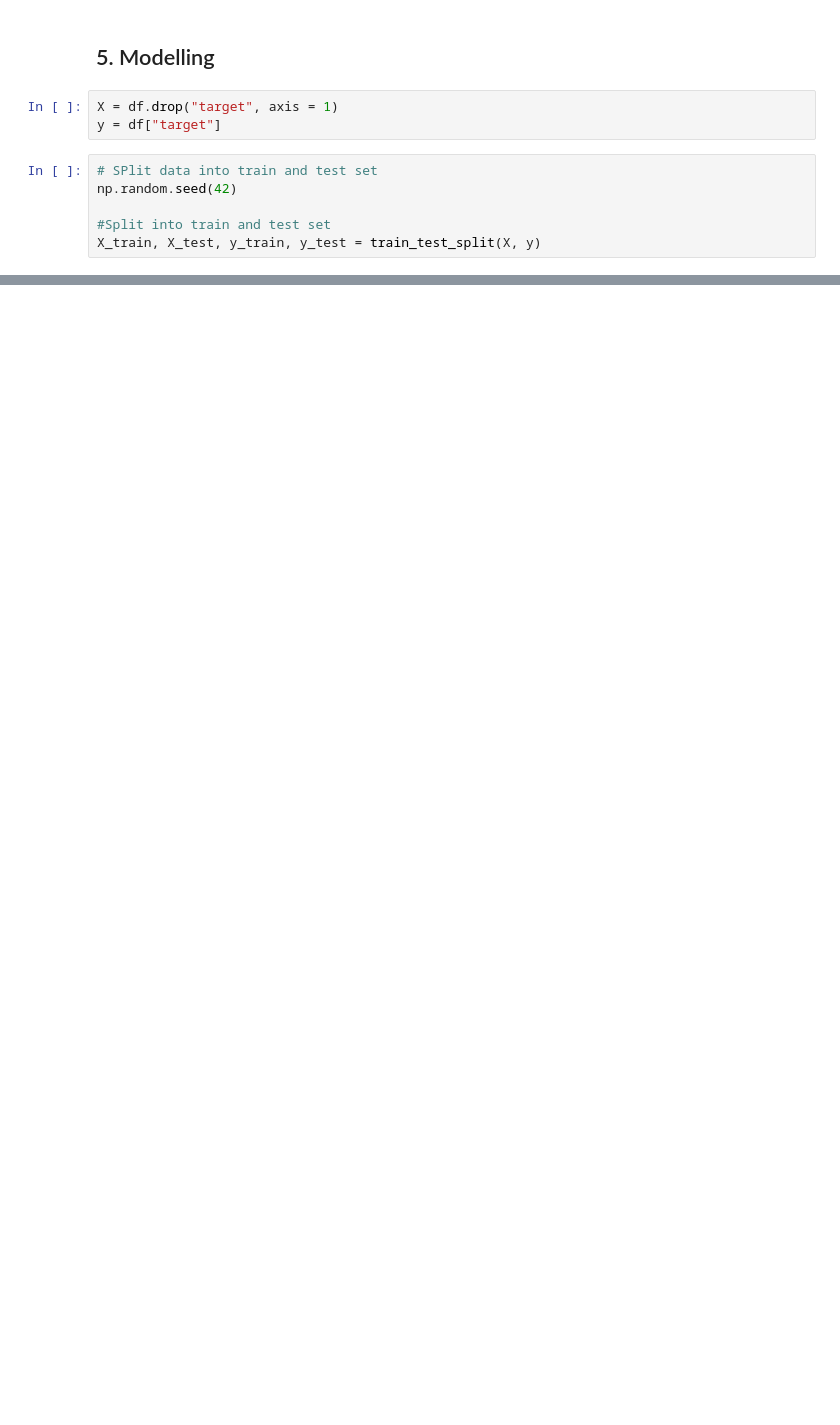
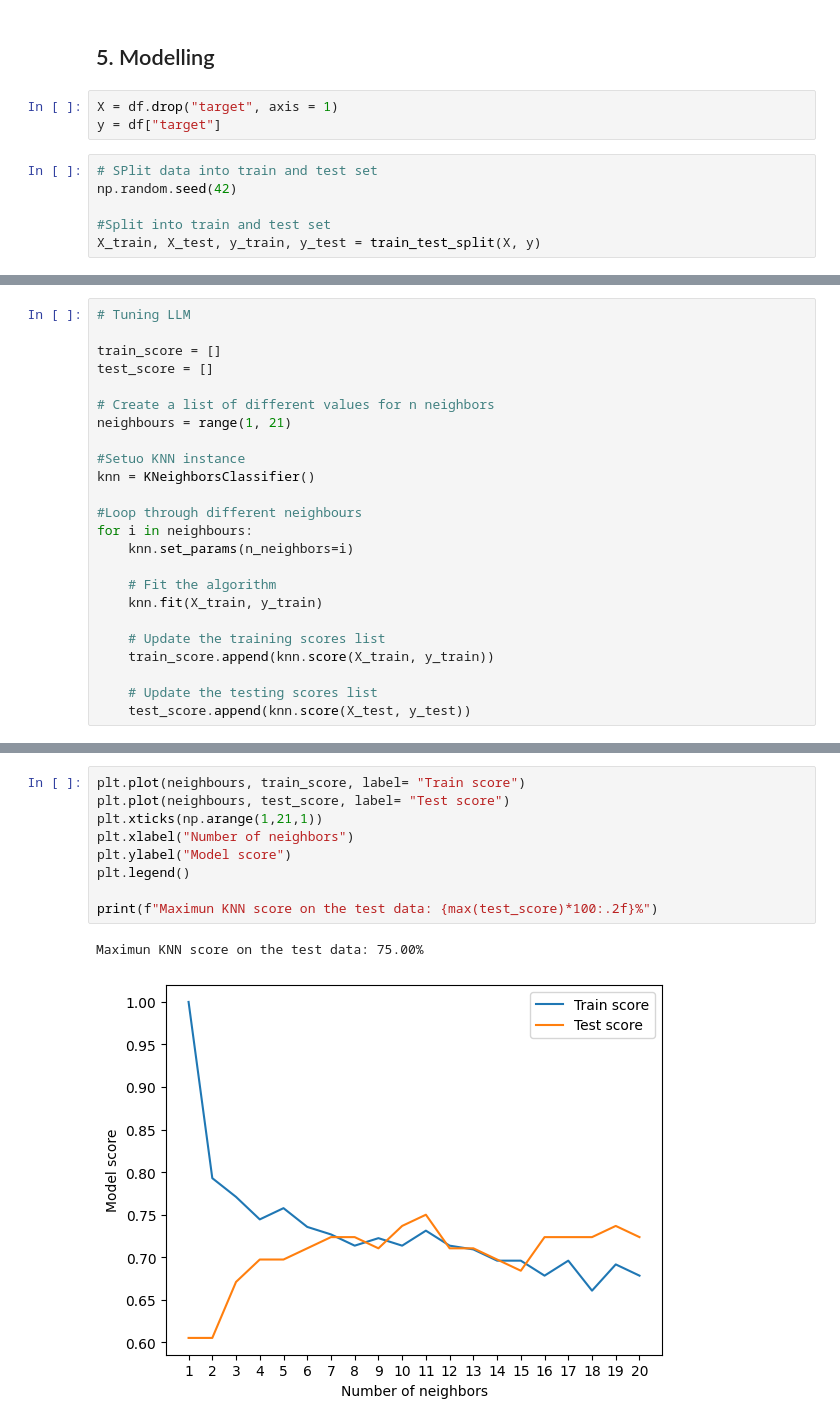
Before and after one commit to NikhilShetty-45/heart_disease_ml_project, a Jupyter notebook: end-to-end-heart-disease-classification.ipynb, the cells around one changed output, grey strips where cells are left out. Saved outputs shown, nothing was run; the diff lists cells and outputs as text; blank space fills up the shorter version.

```diff
--- a/end-to-end-heart-disease-classification.ipynb
+++ b/end-to-end-heart-disease-classification.ipynb
@@ -328,0 +403,24 @@ Now we have data, now time to build ML model. We will tain using train set and t
+# %%
+# Tuning LLM
+
+train_score = []
+test_score = []
+
+# Create a list of different values for n neighbors
+neighbours = range(1, 21)
+
+#Setuo KNN instance
+knn = KNeighborsClassifier()
+
+#Loop through different neighbours
+for i in neighbours:
+    knn.set_params(n_neighbors=i)
+
+    # Fit the algorithm
+    knn.fit(X_train, y_train)
+
+    # Update the training scores list
+    train_score.append(knn.score(X_train, y_train))
+
+    # Update the testing scores list
+    test_score.append(knn.score(X_test, y_test))
@@ -328,0 +473,12 @@ Now we have data, now time to build ML model. We will tain using train set and t
+# %%
+plt.plot(neighbours, train_score, label= "Train score")
+plt.plot(neighbours, test_score, label= "Test score")
+plt.xticks(np.arange(1,21,1))
+plt.xlabel("Number of neighbors")
+plt.ylabel("Model score")
+plt.legend()
+
+print(f"Maximun KNN score on the test data: {max(test_score)*100:.2f}%")
+# %% [output]
+Maximun KNN score on the test data: 75.00%
+[figure, added]
```
Also changed, not shown: parts of 7 cells of this notebook.
